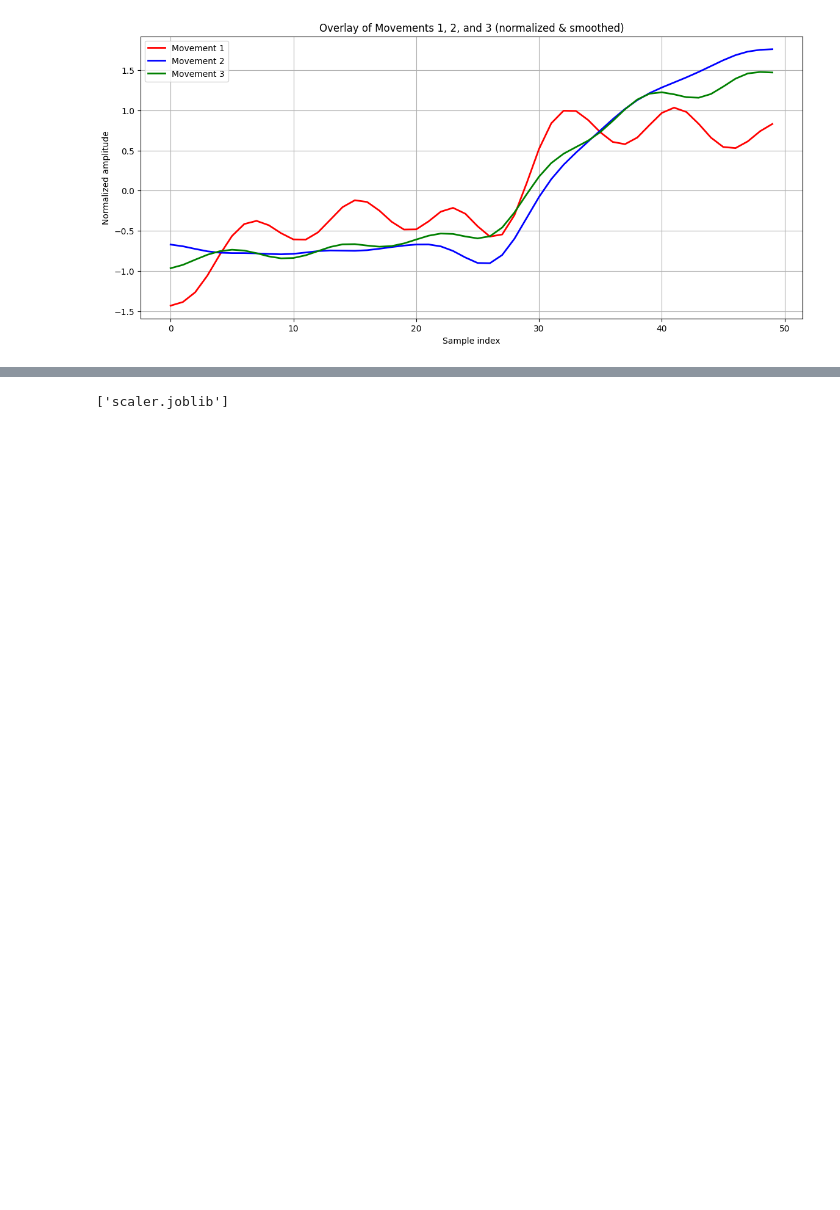
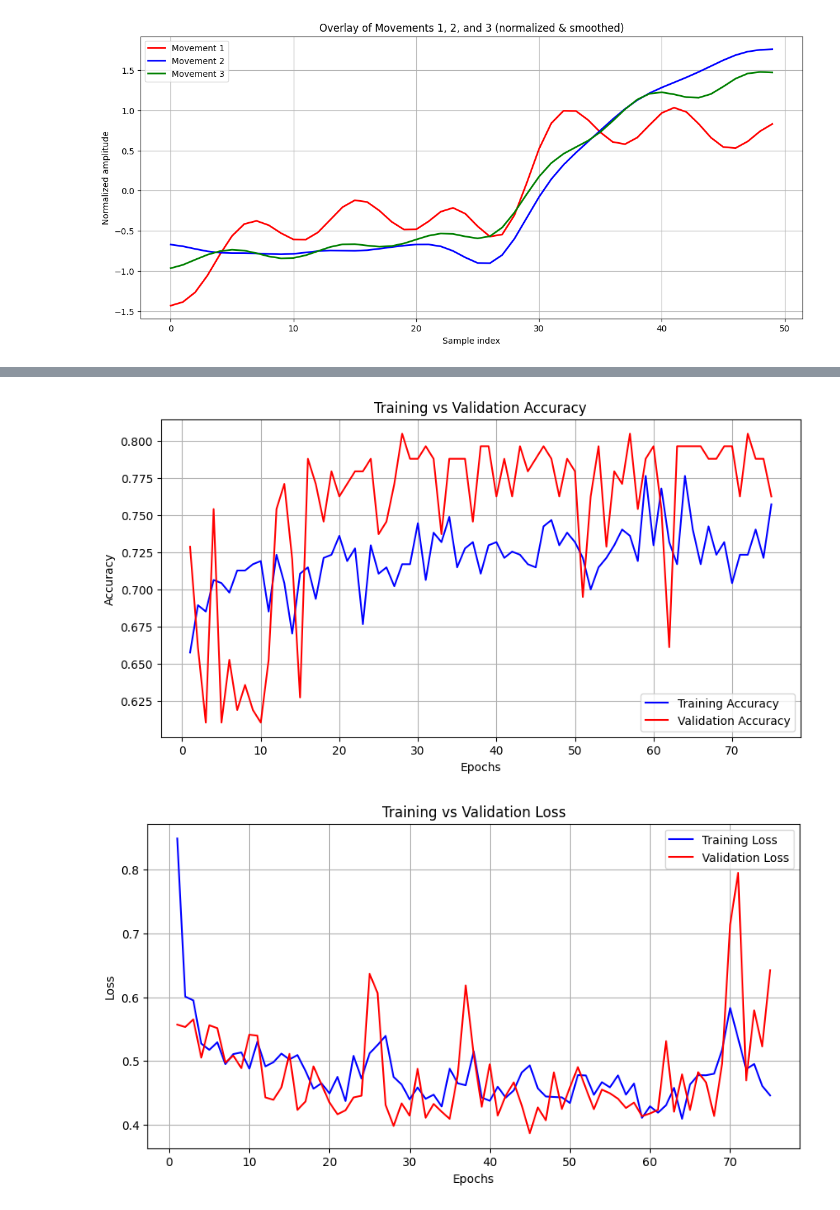
Before and after one commit to IldartDiyar/emg_esp32_classifier_ml, a Jupyter notebook: main.ipynb, the cells around one changed output, grey strips where cells are left out. Cells and saved outputs as stored; diff of their text form; code cells hidden in the pictures; blank space fills up the shorter version.

```diff
--- a/main.ipynb
+++ b/main.ipynb
@@ -162,4 +174,2 @@ model = Sequential([
     Dense(3, activation='softmax')
 ])
-# %%
-model.compile(optimizer='adam', loss='categorical_crossentropy', metrics=['accuracy'])
@@ -166,3 +185,16 @@ model.compile(optimizer='adam', loss='categorical_crossentropy', metrics=['accur
 # %%
-model.fit(X_train, y_train, epochs=50, batch_size=32, validation_split=0.2)
+model.compile(
+    optimizer='adam',
+    loss='categorical_crossentropy',
+    metrics=['accuracy']
+)
+
+history = model.fit(
+    X_train, y_train,
+    epochs=200,
+    batch_size=32,
+    validation_split=0.2,
+    callbacks=[early_stop],
+    verbose=1
+)
 # %% [output]
@@ -193,6 +227,32 @@ model.save("emg_ann.keras")
-# %%
-import joblib
-
-joblib.dump(scaler, "scaler.joblib")
-# %% [output]
-['scaler.joblib']
+# %%
+import matplotlib.pyplot as plt
+
+acc = history.history['accuracy']
+val_acc = history.history['val_accuracy']
+loss = history.history['loss']
+val_loss = history.history['val_loss']
+
+epochs = range(1, len(acc) + 1)
+
+plt.figure(figsize=(10,5))
+plt.plot(epochs, acc, 'b-', label='Training Accuracy')
+plt.plot(epochs, val_acc, 'r-', label='Validation Accuracy')
+plt.xlabel('Epochs')
+plt.ylabel('Accuracy')
+plt.title('Training vs Validation Accuracy')
+plt.legend()
+plt.grid(True)
+plt.show()
+
+plt.figure(figsize=(10,5))
+plt.plot(epochs, loss, 'b-', label='Training Loss')
+plt.plot(epochs, val_loss, 'r-', label='Validation Loss')
+plt.xlabel('Epochs')
+plt.ylabel('Loss')
+plt.title('Training vs Validation Loss')
+plt.legend()
+plt.grid(True)
+plt.show()
+# %% [output]
+[figure, added]
+[figure, added]
```
Also changed, not shown: parts of 25 cells of this notebook, 5 other files.
